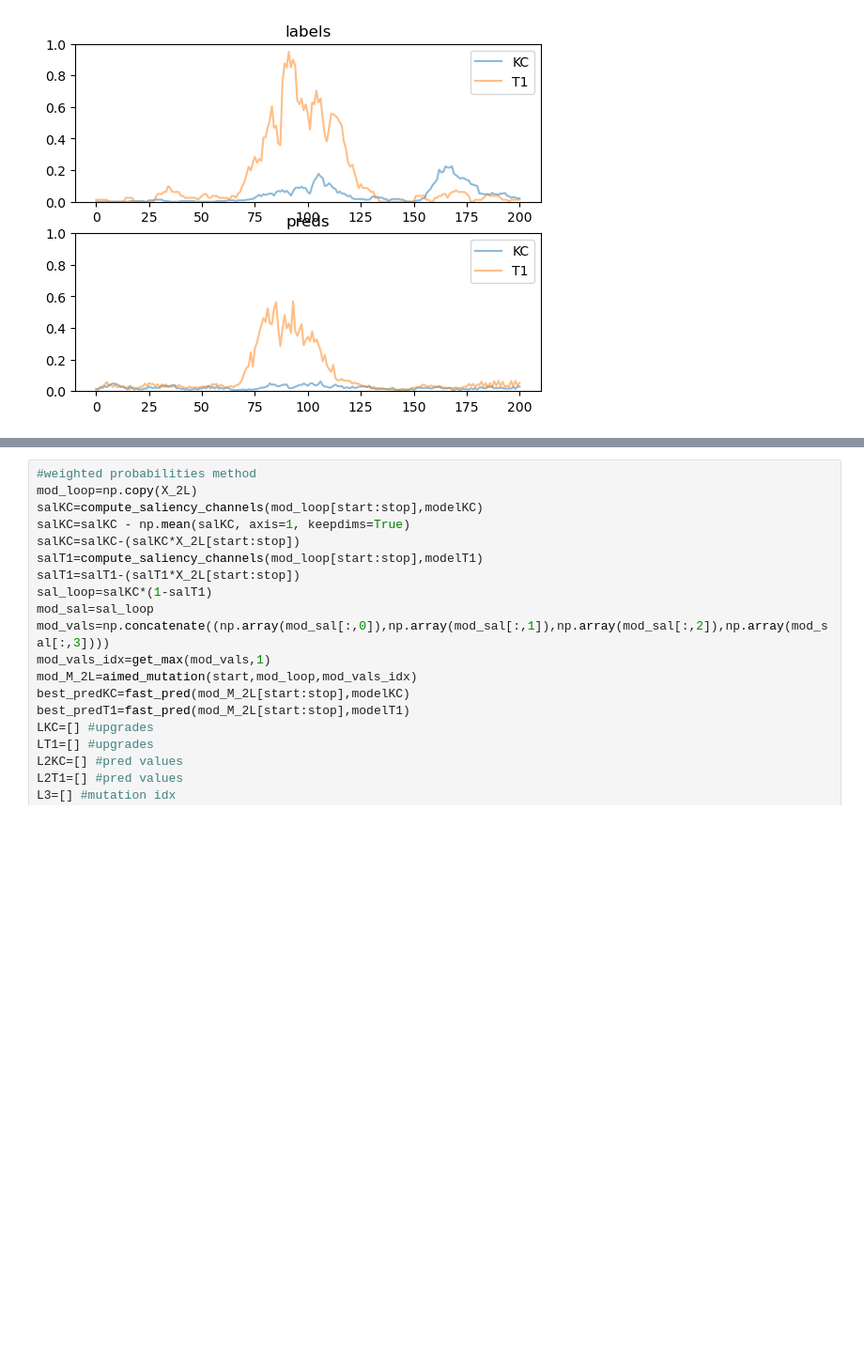
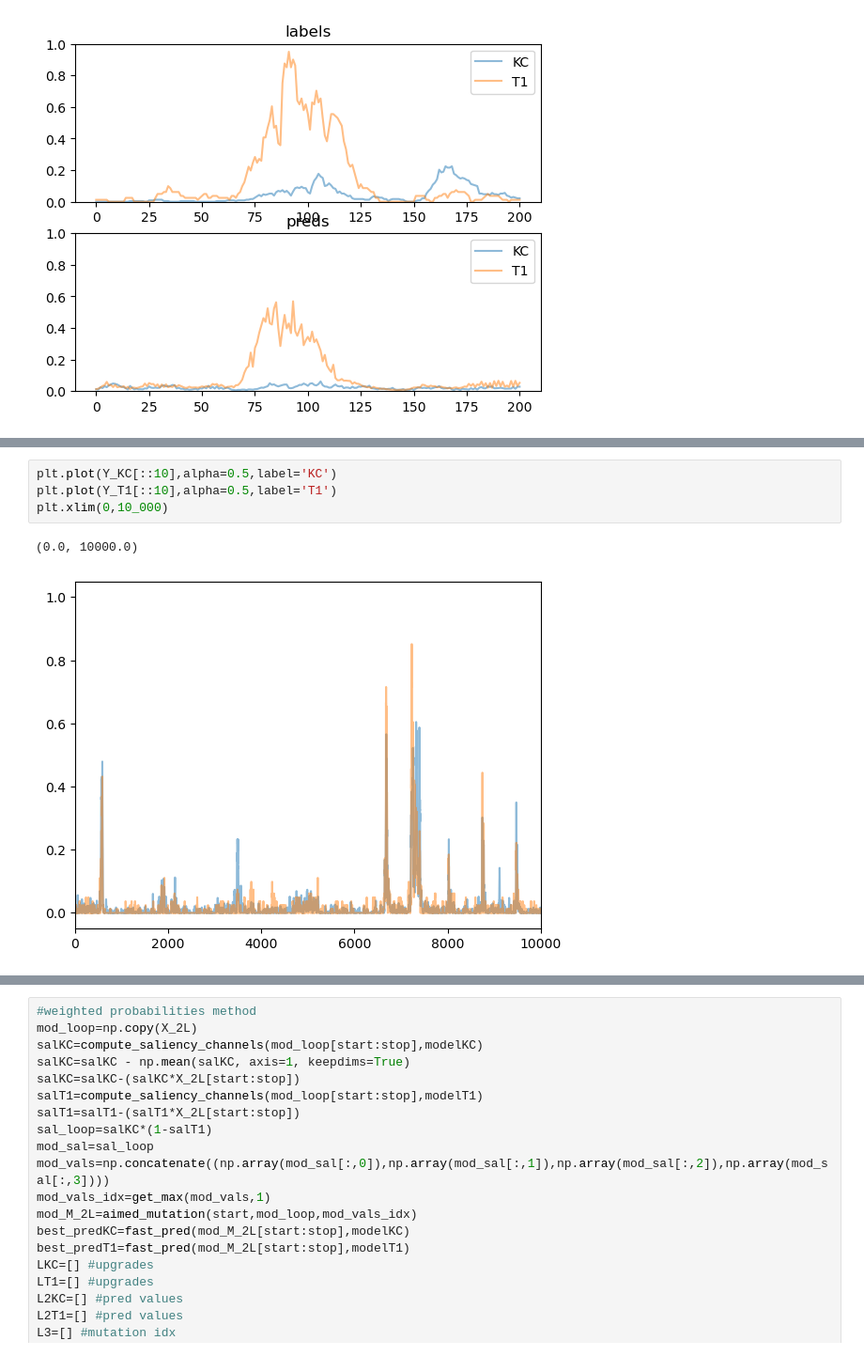
Before and after one commit to floriantilliet/mnhn_internship, a Jupyter notebook: peak_edition.ipynb, the cells around one changed output, grey strips where cells are left out. Shown at 94% size. Drawn from its saved outputs; the diff is of its cells as text; blank space fills up the shorter version.

```diff
--- a/peak_edition.ipynb
+++ b/peak_edition.ipynb
@@ -468,0 +497,7 @@ plt.ylim(0,1)
+# %%
+plt.plot(Y_KC[::10],alpha=0.5,label='KC')
+plt.plot(Y_T1[::10],alpha=0.5,label='T1')
+plt.xlim(0,10_000)
+# %% [output]
+(0.0, 10000.0)
+[figure, added]
```
Also changed, not shown: parts of 22 cells of this notebook.
